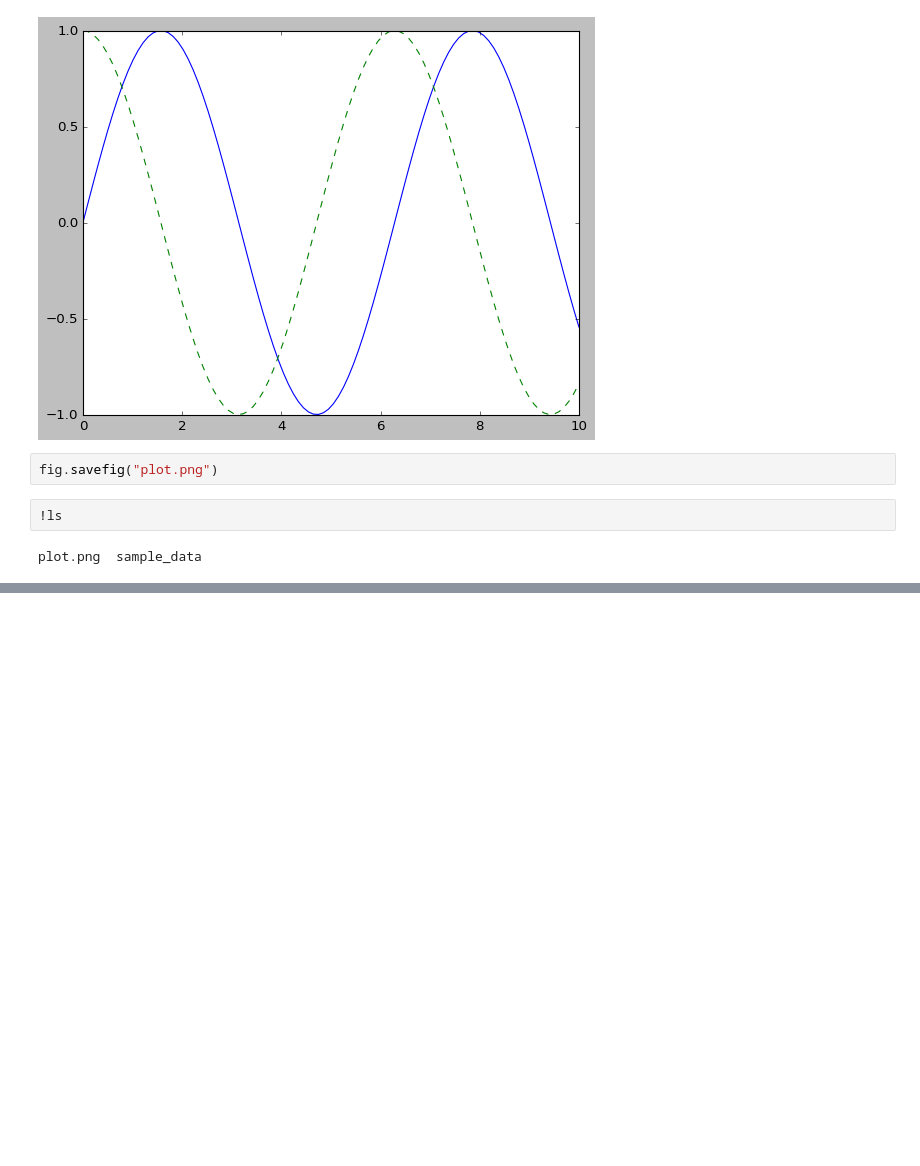
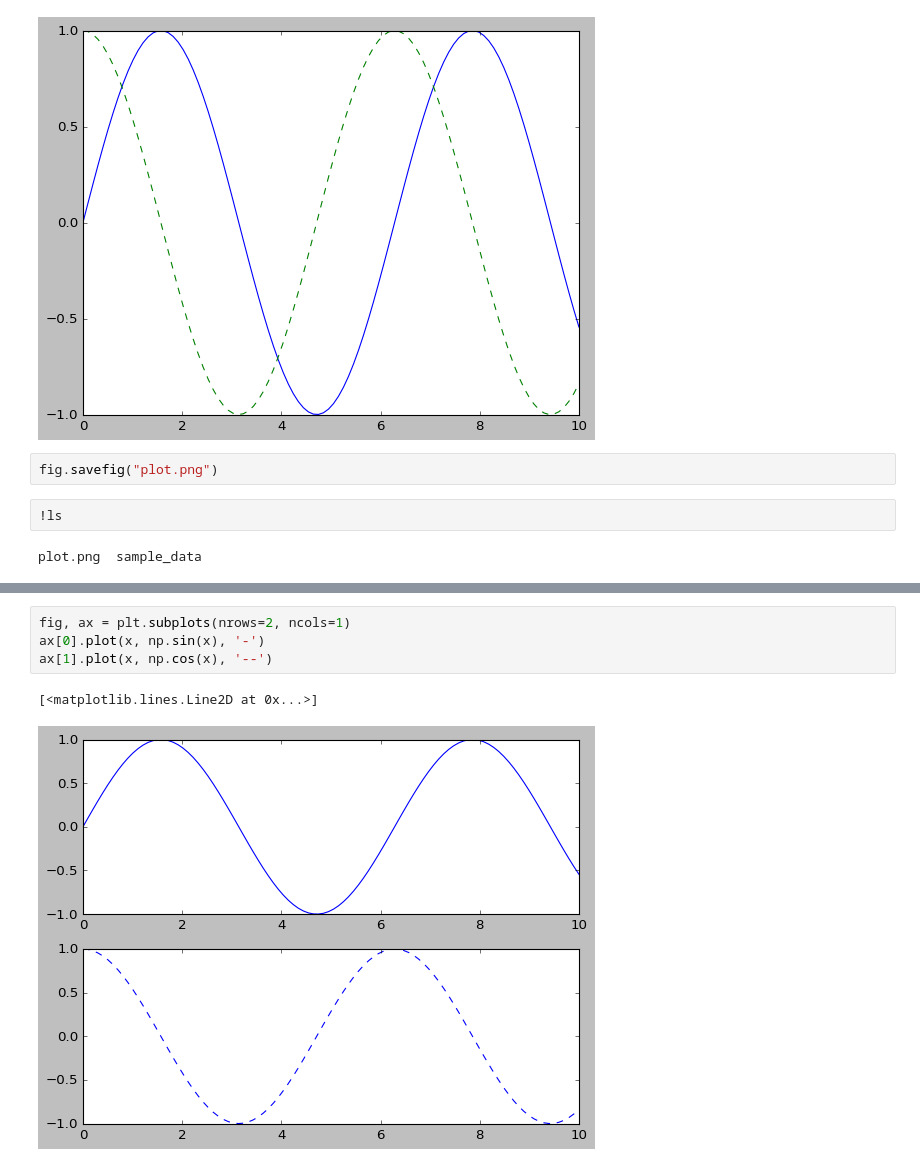
Before and after one commit to amit1476/myUbuntuRep, a Jupyter notebook: pyDS_4_plotting.ipynb, the cells around one changed output, grey strips where cells are left out. Drawn from its saved outputs; the diff is of its cells as text; blank space fills up the shorter version.

```diff
--- a/pyDS_4_plotting.ipynb
+++ b/pyDS_4_plotting.ipynb
@@ -48,0 +74,7 @@ plot.png  sample_data
+# %%
+fig, ax = plt.subplots(nrows=2, ncols=1)
+ax[0].plot(x, np.sin(x), '-')
+ax[1].plot(x, np.cos(x), '--')
+# %% [output]
+[<matplotlib.lines.Line2D at 0x...>]
+[figure, added]
```
Also changed, not shown: parts of 6 cells of this notebook.
